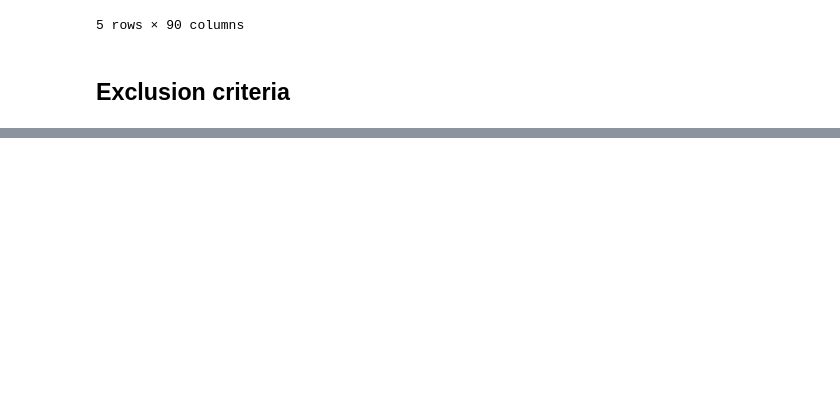
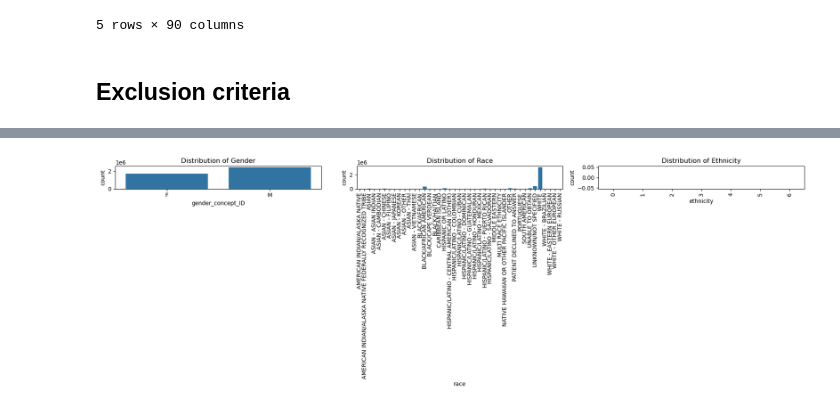
Before and after one commit to YuchenZhu2335/BIS568-final-project, a Jupyter notebook: final project.py.ipynb, the cells around one changed output, grey strips where cells are left out. Drawn from its saved outputs; the diff is of its cells as text; code cells hidden in the pictures; blank space fills up the shorter version.

```diff
--- a/final project.py.ipynb
+++ b/final project.py.ipynb
@@ -615,0 +505,6 @@ plt.show()
+# %%
+# Identify measurement columns (all columns before 'visit_occurrence_id')
+measurement_columns = df_trans.columns[:df_trans.columns.get_loc('visit_occurrence_id')]
+
+# Exclude rows where all measurement columns are NaN
+df_cleaned1 = df_trans.dropna(subset=measurement_columns, how='all')
@@ -615,0 +561,27 @@ plt.show()
+# %%
+df_cleaned2['gender_concept_ID'] = df_cleaned2['gender_concept_ID'].astype('category')
+df_cleaned2['race'] = df_cleaned2['race'].astype('category')
+df_cleaned2['ethnicity'] = df_cleaned2['ethnicity'].astype('category')
+
+# Plotting
+fig, axes = plt.subplots(1, 3, figsize=(18, 6))  # Adjust the figsize as needed
+
+# Gender distribution
+sns.countplot(x='gender_concept_ID', data=df_cleaned2, ax=axes[0])
+axes[0].set_title('Distribution of Gender')
+
+# Race distribution - if there are too many categories, we might only want to show the top N
+top_races = df_cleaned2['race'].value_counts().index[:10]  # Adjust N as needed
+sns.countplot(x='race', data=df_cleaned2[df_cleaned2['race'].isin(top_races)], ax=axes[1])
+axes[1].set_title('Distribution of Race')
+axes[1].tick_params(axis='x', rotation=90)  # Rotate x labels for better readability
+
+# Ethnicity distribution
+sns.countplot(x='ethnicity', data=df_cleaned2, ax=axes[2])
+axes[2].set_title('Distribution of Ethnicity')
+axes[2].tick_params(axis='x', rotation=90)  # Rotate x labels for better readability
+
+plt.tight_layout()
+plt.show()
+# %% [output]
+[figure, added]
```
Also changed, not shown: parts of 63 cells of this notebook.
